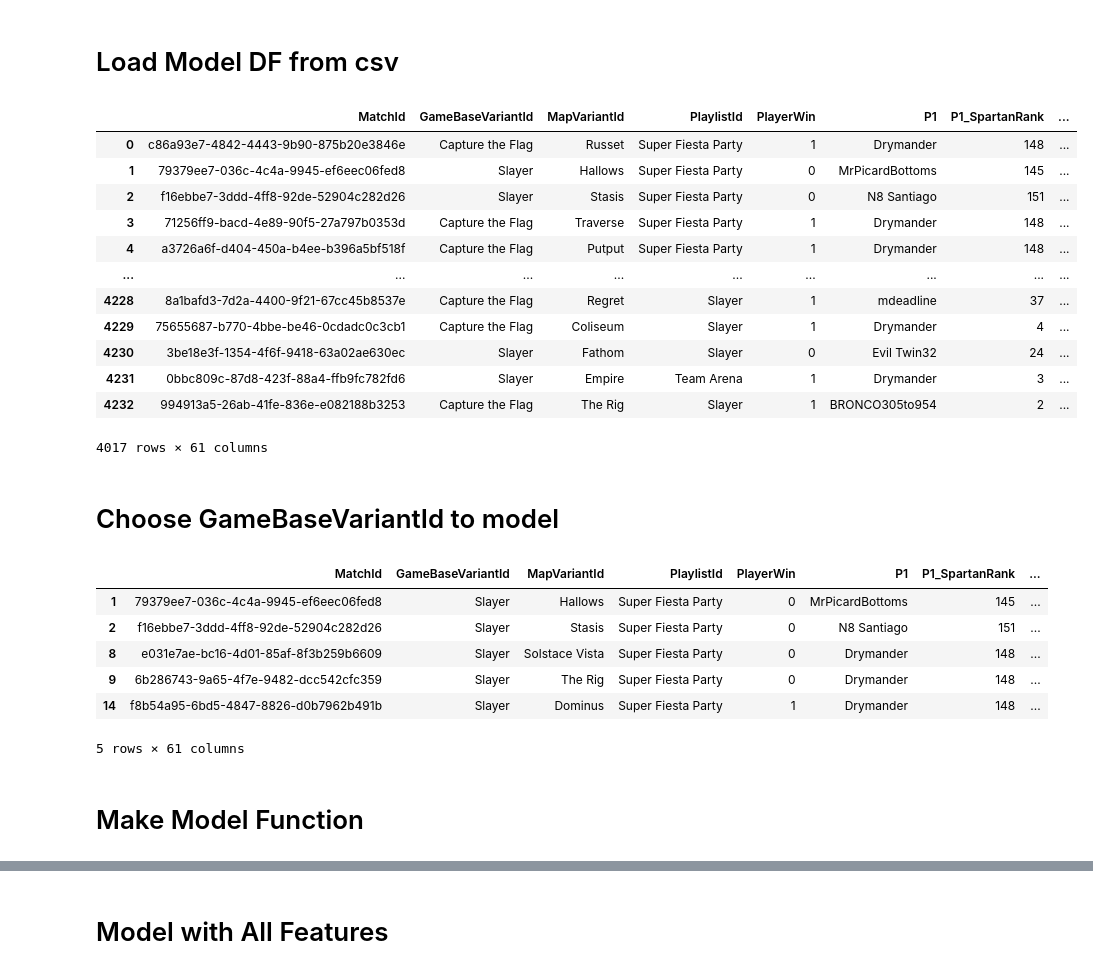
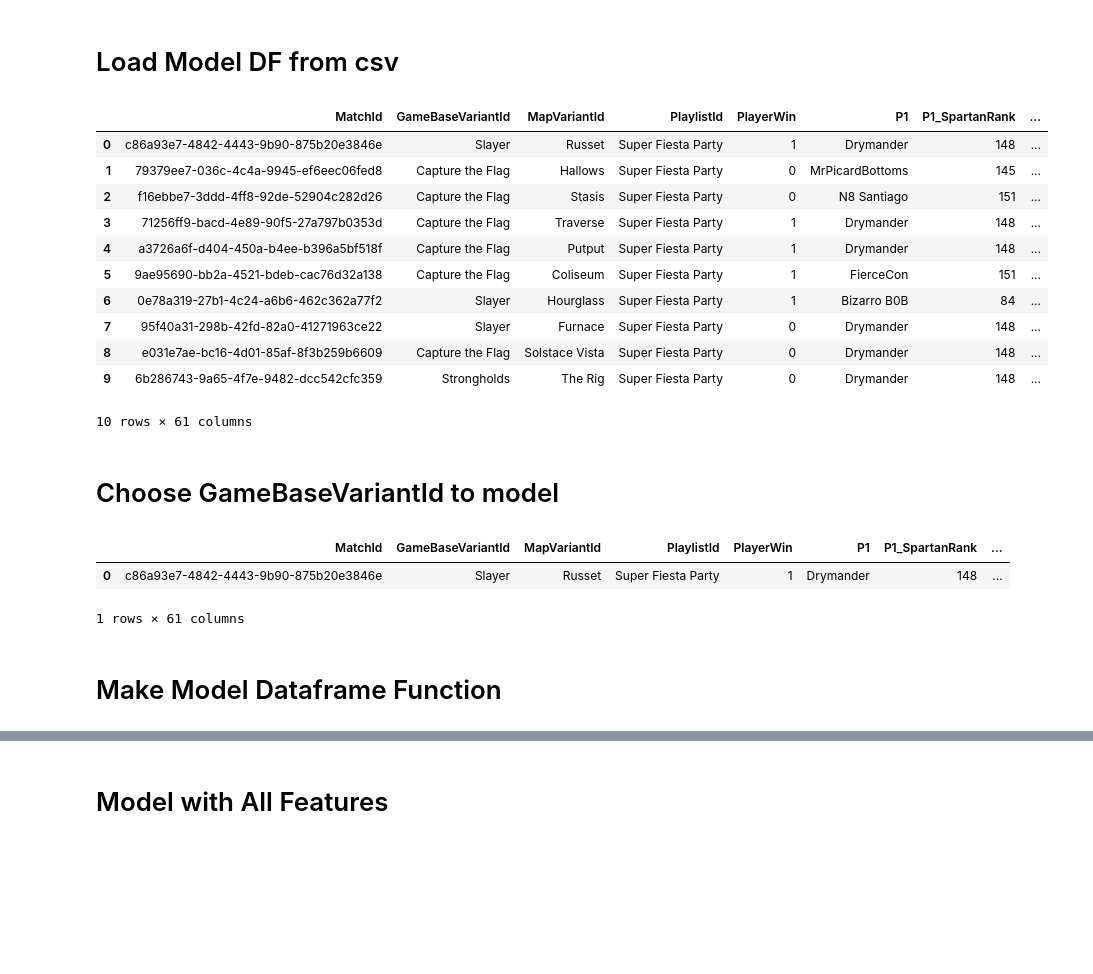
Before and after one commit to Drymander/Capstone-Halo-5, a Jupyter notebook: Compile Modeling Dataframe.ipynb, the cells around one changed output, grey strips where cells are left out. Cells and saved outputs as stored; diff of their text form; code cells hidden in the pictures; blank space fills up the shorter version.

```diff
--- a/Compile Modeling Dataframe.ipynb
+++ b/Compile Modeling Dataframe.ipynb
@@ -650,8 +646,8 @@ df2 = df2.drop(['Unnamed: 0'], axis=1)
 # %% [output]
 24248
 # %%
-# gamertag_groups = np.array_split(unique_gamertags, 758)
-# gamertag_groups[0]
+gamertag_groups = np.array_split(unique_gamertags, 758)
+gamertag_groups[0]
 # %% [output]
 array(['Drymander', 'MrPicardBottoms', 'N8 Santiago', 'FierceCon',
        'Bizarro B0B', 'Razd up Ice', 'MFxSpiderman', 'VenomousNinja1',
@@ -667,11 +663,11 @@ array(['Drymander', 'MrPicardBottoms', 'N8 Santiago', 'FierceCon',
 # %%
-# player_list = str(list(gamertag_groups[0]))[1:-1]
+player_list = str(list(gamertag_groups[0]))[1:-1]
 
-# player_list
-# player_list = player_list.replace(', ',',')
-# player_list = player_list.replace("'",'')
-# player_list = player_list.replace(' ','+')
+player_list
+player_list = player_list.replace(', ',',')
+player_list = player_list.replace("'",'')
+player_list = player_list.replace(' ','+')
 
-# player_list
+player_list
 # %% [output]
 'Drymander,MrPicardBottoms,N8+Santiago,FierceCon,Bizarro+B0B,Razd+up+Ice,MFxSpiderman,VenomousNinja1,NOTORIOUS+FU,SwedishPlumber1,ArchForspark,LASKI343,Shankst3r,albania,sboplataz,FinnedLace982,NoBrai ...
@@ -721,5 +725,0 @@ array(['Drymander', 'MrPicardBottoms', 'N8 Santiago', 'FierceCon',
-# %%
-df2 = pd.read_csv("df2.csv")
-df2 = df2.drop(['Unnamed: 0'], axis=1)
-df2 = df2.drop(['Unnamed: 0.1'], axis=1)
-df2
@@ -807,5 +728,2 @@ display(HTML("<style>.container { width:80% !important; }</style>"))
 # %% [markdown]
 ## Reset GameVaseVariantID to code for model DF
-# %%
-df2['GameBaseVariantId'] = game_base_column_store_df['GameBaseVariantId']
-df2.head(3)
@@ -915,42 +833,34 @@ df.to_csv('MODEL DF ALL FEATURES.csv')
 # %% [markdown]
 # Load Model DF from csv
 # %%
-df = pd.read_csv('MODEL DF ALL FEATURES.csv')
-df['GameBaseVariantId'] = decode_column(df, 'GameBaseVariantId', gbv)
+df['GameBaseVariantId'] = decode_column(df, 'GameBaseVariantId', GameBaseVariantId_dic)
 df = df.drop(['Unnamed: 0'], axis=1)
 df = df[df['PlayerWin'] != 'Tie']
 df.loc[(df['PlayerWin'] == 'Player'),'PlayerWin'] = 1
 df.loc[(df['PlayerWin'] == 'Enemy'),'PlayerWin'] = 0
 df['PlayerWin'] = df['PlayerWin'].astype('int')
 
-df
+df.head(10)
 # %% [output]
 |  | MatchId | GameBaseVariantId | MapVariantId | PlaylistId | PlayerWin | P1 | P1_SpartanRank | ... |
-| 0 | c86a93e7-4842-4443-9b90-875b20e3846e | Capture the Flag | Russet | Super Fiesta Party | 1 | Drymander | 148 | ... |
-| 1 | 79379ee7-036c-4c4a-9945-ef6eec06fed8 | Slayer | Hallows | Super Fiesta Party | 0 | MrPicardBottoms | 145 | ... |
-| 2 | f16ebbe7-3ddd-4ff8-92de-52904c282d26 | Slayer | Stasis | Super Fiesta Party | 0 | N8 Santiago | 151 | ... |
+| 0 | c86a93e7-4842-4443-9b90-875b20e3846e | Slayer | Russet | Super Fiesta Party | 1 | Drymander | 148 | ... |
+| 1 | 79379ee7-036c-4c4a-9945-ef6eec06fed8 | Capture the Flag | Hallows | Super Fiesta Party | 0 | MrPicardBottoms | 145 | ... |
+| 2 | f16ebbe7-3ddd-4ff8-92de-52904c282d26 | Capture the Flag | Stasis | Super Fiesta Party | 0 | N8 Santiago | 151 | ... |
 | 3 | 71256ff9-bacd-4e89-90f5-27a797b0353d | Capture the Flag | Traverse | Super Fiesta Party | 1 | Drymander | 148 | ... |
 | 4 | a3726a6f-d404-450a-b4ee-b396a5bf518f | Capture the Flag | Putput | Super Fiesta Party | 1 | Drymander | 148 | ... |
-| ... | ... | ... | ... | ... | ... | ... | ... | ... |
-| 4228 | 8a1bafd3-7d2a-4400-9f21-67cc45b8537e | Capture the Flag | Regret | Slayer | 1 | mdeadline | 37 | ... |
-| 4229 | 75655687-b770-4bbe-be46-0cdadc0c3cb1 | Capture the Flag | Coliseum | Slayer | 1 | Drymander | 4 | ... |
-| 4230 | 3be18e3f-1354-4f6f-9418-63a02ae630ec | Slayer | Fathom | Slayer | 0 | Evil Twin32 | 24 | ... |
-| 4231 | 0bbc809c-87d8-423f-88a4-ffb9fc782fd6 | Slayer | Empire | Team Arena | 1 | Drymander | 3 | ... |
-| 4232 | 994913a5-26ab-41fe-836e-e082188b3253 | Capture the Flag | The Rig | Slayer | 1 | BRONCO305to954 | 2 | ... |
+| 5 | 9ae95690-bb2a-4521-bdeb-cac76d32a138 | Capture the Flag | Coliseum | Super Fiesta Party | 1 | FierceCon | 151 | ... |
+| 6 | 0e78a319-27b1-4c24-a6b6-462c362a77f2 | Slayer | Hourglass | Super Fiesta Party | 1 | Bizarro B0B | 84 | ... |
+| 7 | 95f40a31-298b-42fd-82a0-41271963ce22 | Slayer | Furnace | Super Fiesta Party | 0 | Drymander | 148 | ... |
+| 8 | e031e7ae-bc16-4d01-85af-8f3b259b6609 | Capture the Flag | Solstace Vista | Super Fiesta Party | 0 | Drymander | 148 | ... |
+| 9 | 6b286743-9a65-4f7e-9482-dcc542cfc359 | Strongholds | The Rig | Super Fiesta Party | 0 | Drymander | 148 | ... |
-4017 rows × 61 columns
+10 rows × 61 columns
 # %% [markdown]
 # Choose GameBaseVariantId to model
 # %%
-# def choose_gametype(df, GameBaseVariantId, PlaylistId):
-#     if GameBaseVariantId == None
-#     gametype_df = df[(df['GameBaseVariantId'] == GameBaseVariantId) & (df['PlaylistId'] == PlaylistId)]
-
-#     return gametype_df
-
-# hr_df = choose_gametype(df, 'Capture the Flag', 'Super Fiesta Party')
-
 def choose_gametype(df, GameBaseVariantId, PlaylistId):
-    if GameBaseVariantId == None:
+    if GameBaseVariantId == None and PlaylistId == None:
+        gametype_df = df
+    elif GameBaseVariantId == None:
         gametype_df = df[df['PlaylistId'] == PlaylistId]
     elif PlaylistId == None:
         gametype_df = df[df['GameBaseVariantId'] == GameBaseVariantId]
@@ -959,17 +869,13 @@ def choose_gametype(df, GameBaseVariantId, PlaylistId):
 
     return gametype_df
 
-hr_df_test = choose_gametype(df, 'Slayer', 'Super Fiesta Party')
-hr_df_test.head()
+hr_df_test = choose_gametype(df, None, 'Super Fiesta Party')
+hr_df_test.head(1)
 # %% [output]
 |  | MatchId | GameBaseVariantId | MapVariantId | PlaylistId | PlayerWin | P1 | P1_SpartanRank | ... |
-| 1 | 79379ee7-036c-4c4a-9945-ef6eec06fed8 | Slayer | Hallows | Super Fiesta Party | 0 | MrPicardBottoms | 145 | ... |
-| 2 | f16ebbe7-3ddd-4ff8-92de-52904c282d26 | Slayer | Stasis | Super Fiesta Party | 0 | N8 Santiago | 151 | ... |
-| 8 | e031e7ae-bc16-4d01-85af-8f3b259b6609 | Slayer | Solstace Vista | Super Fiesta Party | 0 | Drymander | 148 | ... |
-| 9 | 6b286743-9a65-4f7e-9482-dcc542cfc359 | Slayer | The Rig | Super Fiesta Party | 0 | Drymander | 148 | ... |
-| 14 | f8b54a95-6bd5-4847-8826-d0b7962b491b | Slayer | Dominus | Super Fiesta Party | 1 | Drymander | 148 | ... |
+| 0 | c86a93e7-4842-4443-9b90-875b20e3846e | Slayer | Russet | Super Fiesta Party | 1 | Drymander | 148 | ... |
-5 rows × 61 columns
+1 rows × 61 columns
 # %% [markdown]
-# Make Model Function
+# Make Model Dataframe Function
 # %%
 feature_list = ['TotalTimePlayed', 'PrevTotalXP']
```
Also changed, not shown: parts of 121 cells of this notebook, 7 other files.
